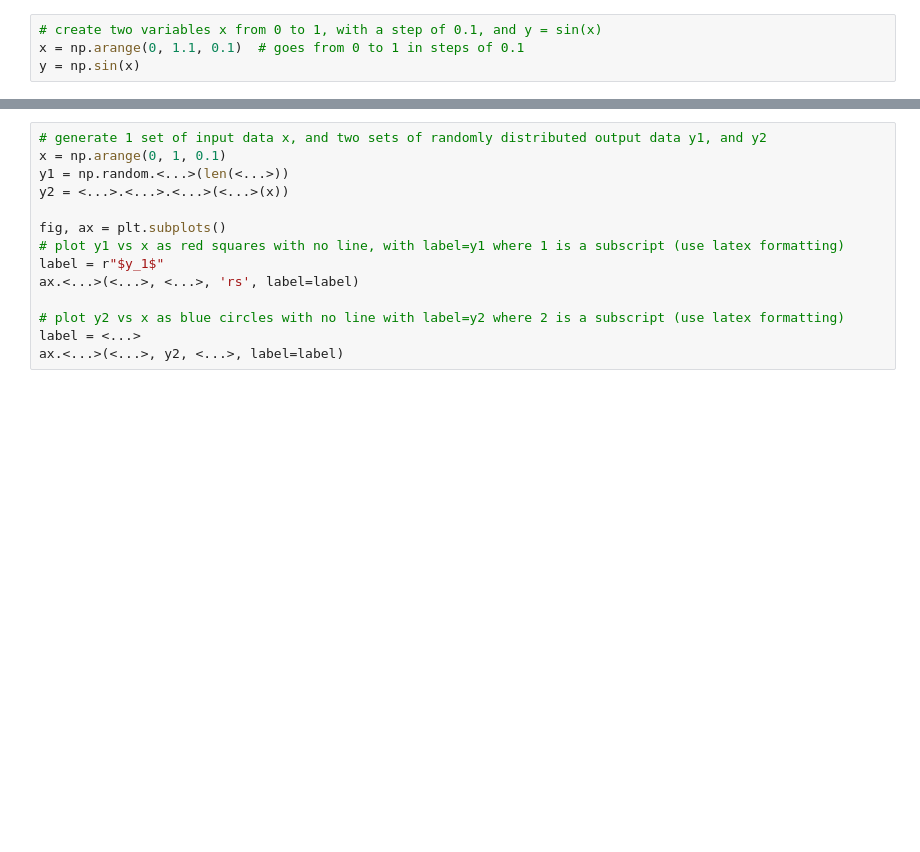
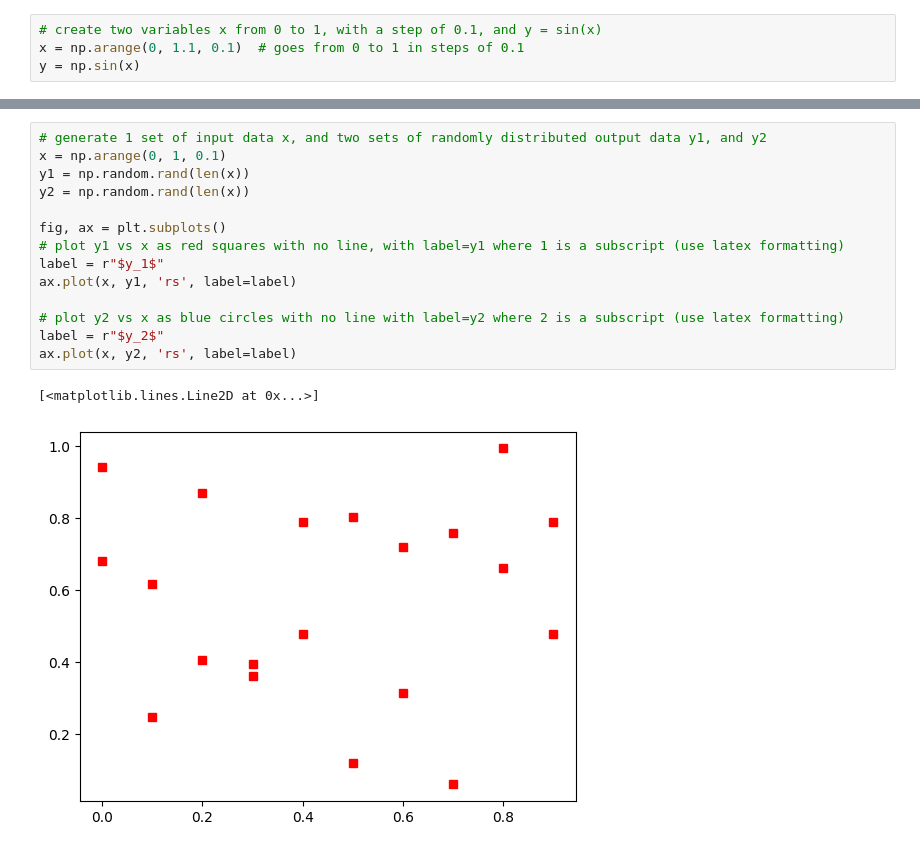
Before and after one commit to dwayne-06/Advanced-Programming-Python-, a Jupyter notebook: 102-tasks-matplotlib-1.ipynb, the cells around one changed output, grey strips where cells are left out. Cells and saved outputs as stored; diff of their text form; blank space fills up the shorter version.

```diff
--- a/102-tasks-matplotlib-1.ipynb
+++ b/102-tasks-matplotlib-1.ipynb
@@ -32,16 +36,19 @@ None
 # %%
 # generate 1 set of input data x, and two sets of randomly distributed output data y1, and y2
 x = np.arange(0, 1, 0.1)
-y1 = np.random.<...>(len(<...>))
-y2 = <...>.<...>.<...>(<...>(x))
+y1 = np.random.rand(len(x))
+y2 = np.random.rand(len(x))
 
 fig, ax = plt.subplots()
 # plot y1 vs x as red squares with no line, with label=y1 where 1 is a subscript (use latex formatting)
 label = r"$y_1$"
-ax.<...>(<...>, <...>, 'rs', label=label)
+ax.plot(x, y1, 'rs', label=label)
 
 # plot y2 vs x as blue circles with no line with label=y2 where 2 is a subscript (use latex formatting)
-label = <...>
-ax.<...>(<...>, y2, <...>, label=label)
+label = r"$y_2$"
+ax.plot(x, y2, 'rs', label=label)
+# %% [output]
+[<matplotlib.lines.Line2D at 0x...>]
+[figure, added]
 # %%
 # Create a 2x2 set of axes
```
Also changed, not shown: parts of 3 cells of this notebook.
